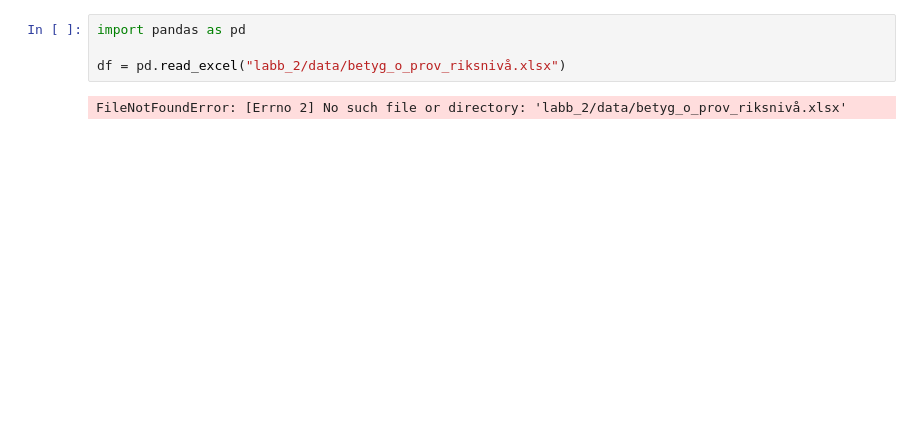
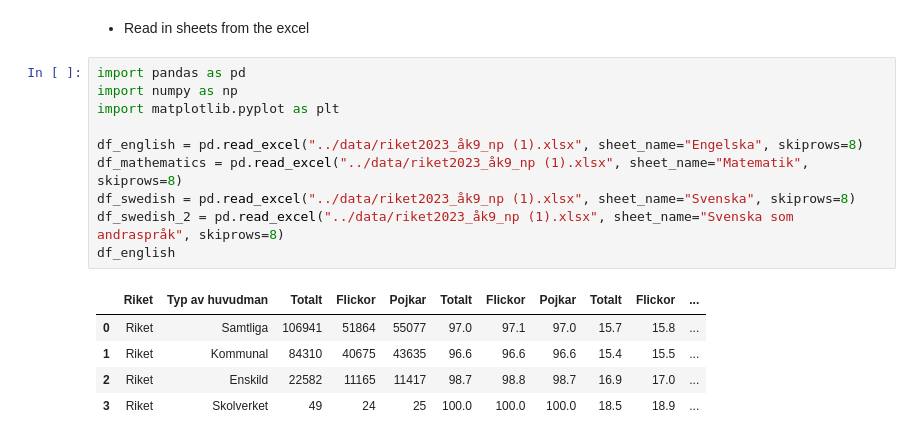
Before and after one commit to NoahEliasson/Python-Noah-Eliasson-OPA23, a Jupyter notebook: labb_2/labb_2.ipynb, the cells around one changed output. Cells and saved outputs as stored; diff of their text form; blank space fills up the shorter version.

```diff
--- a/labb_2/labb_2.ipynb
+++ b/labb_2/labb_2.ipynb
@@ -1,6 +1,18 @@
-# %%
-import pandas as pd
-
-df = pd.read_excel("labb_2/data/betyg_o_prov_riksnivå.xlsx")
-# %% [output]
-FileNotFoundError: [Errno 2] No such file or directory: 'labb_2/data/betyg_o_prov_riksnivå.xlsx'
+# %% [markdown]
+- Read in sheets from the excel
+# %%
+import pandas as pd
+import numpy as np
+import matplotlib.pyplot as plt
+
+df_english = pd.read_excel("../data/riket2023_åk9_np (1).xlsx", sheet_name="Engelska", skiprows=8)
+df_mathematics = pd.read_excel("../data/riket2023_åk9_np (1).xlsx", sheet_name="Matematik", skiprows=8)
+df_swedish = pd.read_excel("../data/riket2023_åk9_np (1).xlsx", sheet_name="Svenska", skiprows=8)
+df_swedish_2 = pd.read_excel("../data/riket2023_åk9_np (1).xlsx", sheet_name="Svenska som andraspråk", skiprows=8)
+df_english
+# %% [output]
+|  | Riket | Typ av huvudman | Totalt | Flickor | Pojkar | Totalt | Flickor | Pojkar | Totalt | Flickor | ... |
+| 0 | Riket | Samtliga | 106941 | 51864 | 55077 | 97.0 | 97.1 | 97.0 | 15.7 | 15.8 | ... |
+| 1 | Riket | Kommunal | 84310 | 40675 | 43635 | 96.6 | 96.6 | 96.6 | 15.4 | 15.5 | ... |
+| 2 | Riket | Enskild | 22582 | 11165 | 11417 | 98.7 | 98.8 | 98.7 | 16.9 | 17.0 | ... |
+| 3 | Riket | Skolverket | 49 | 24 | 25 | 100.0 | 100.0 | 100.0 | 18.5 | 18.9 | ... |
```
Also changed, not shown: parts of 7 cells of this notebook, 3 other files.
